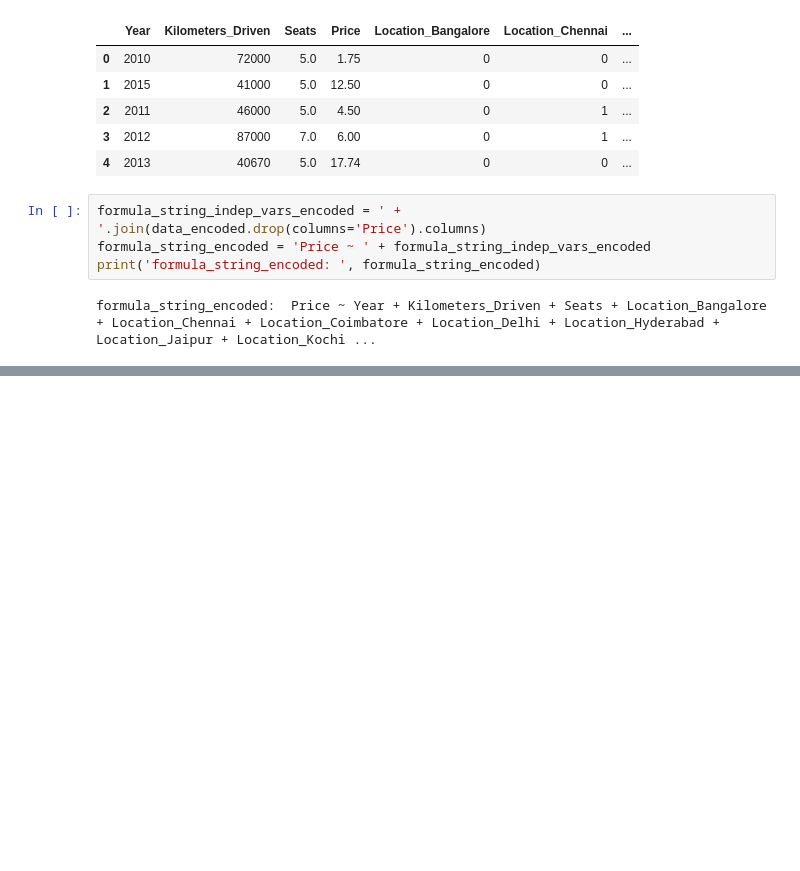
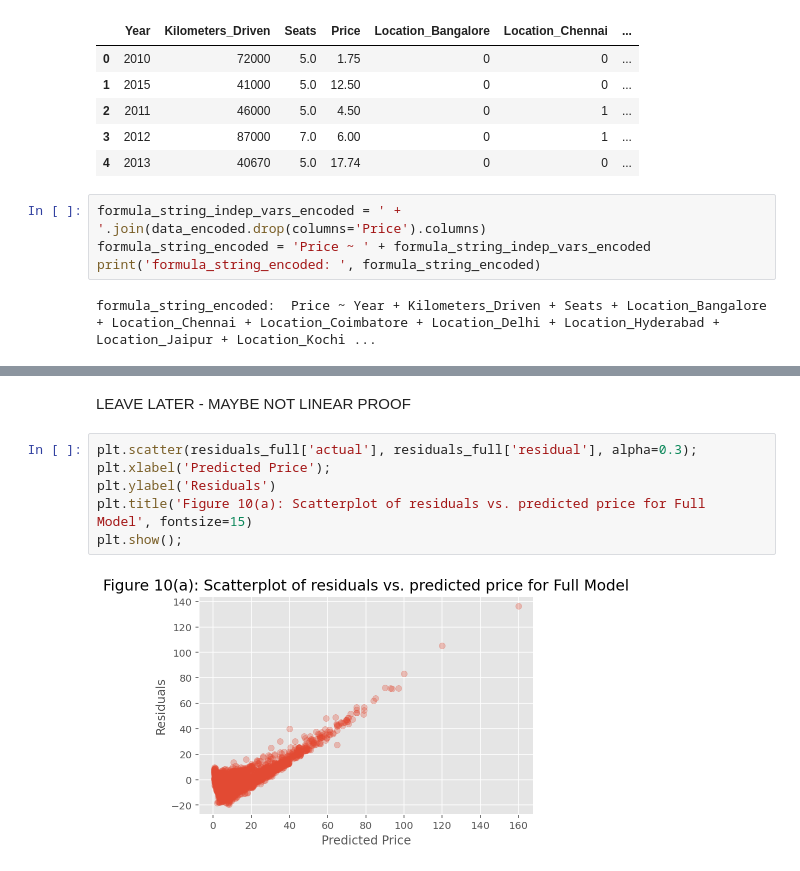
Before and after one commit to mayankthakkar17/MATHS_2_GROUP_11, a Jupyter notebook: maths2_phase2_grp11.ipynb, the cells around one changed output, grey strips where cells are left out. Saved outputs shown, nothing was run; the diff lists cells and outputs as text; blank space fills up the shorter version.

```diff
--- a/maths2_phase2_grp11.ipynb
+++ b/maths2_phase2_grp11.ipynb
@@ -184,0 +220,10 @@ strong multicollinearity or other numerical problems.
+# %% [markdown]
+LEAVE LATER - MAYBE NOT LINEAR PROOF
+# %%
+plt.scatter(residuals_full['actual'], residuals_full['residual'], alpha=0.3);
+plt.xlabel('Predicted Price');
+plt.ylabel('Residuals')
+plt.title('Figure 10(a): Scatterplot of residuals vs. predicted price for Full Model', fontsize=15)
+plt.show();
+# %% [output]
+[figure, added]
```
Also changed, not shown: parts of 11 cells of this notebook.
